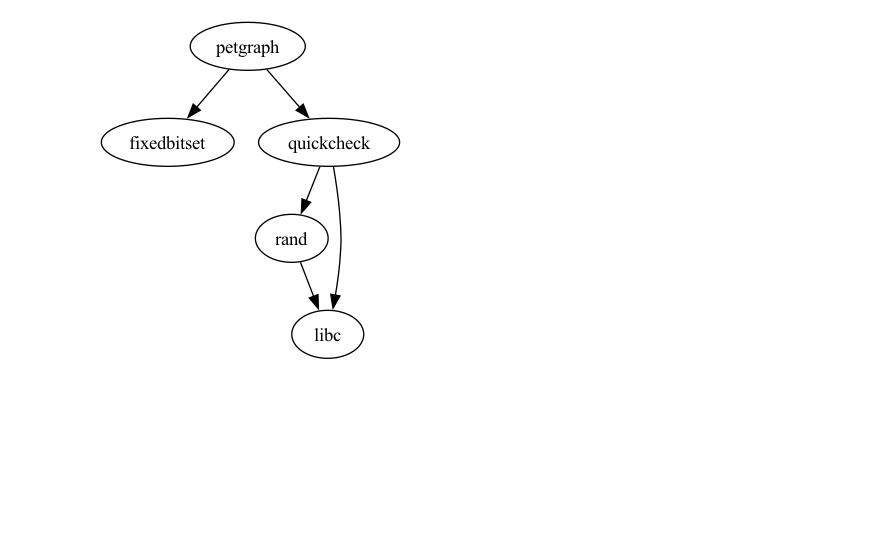
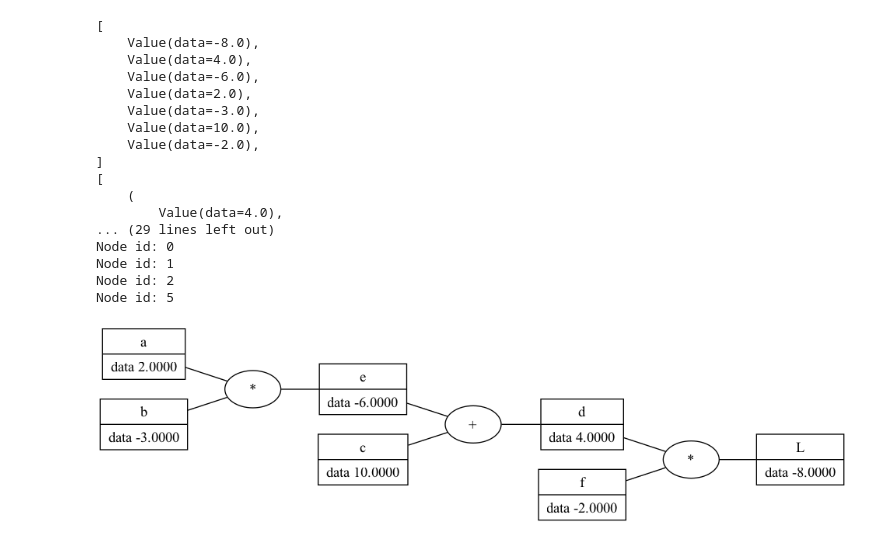
Before and after one commit to mihaimaganu17/oxgrad, a Jupyter notebook: notebooks/oxgrad.ipynb, the cells around one changed output. Saved outputs shown, nothing was run; the diff lists cells and outputs as text; code cells hidden in the pictures; blank space fills up the shorter version.

Commit message:
We have graphviz with evcxr

```diff
--- a/notebooks/oxgrad.ipynb
+++ b/notebooks/oxgrad.ipynb
@@ -79,9 +74,16 @@ use oxgrad::Value;
 # %%
-let a: Value<f64> = Value::new(2.0);
-let b: Value<f64> = Value::new(-3.0);
-let c: Value<f64> = Value::new(10.0);
-let d: Value<f64> = a*b+c;
-println!("{:?}", d);
+:dep oxgrad = { version = "0.1.0", path = "../../oxgrad"}
+use oxgrad::Value;
+let a: Value<f64> = Value::new(2.0, "a");
+let b: Value<f64> = Value::new(-3.0, "b");
+let c: Value<f64> = Value::new(10.0, "c");
+let mut e: Value<f64> = a*b;
+e.label = "e".to_string();
+let mut d: Value<f64> = e+c;
+d.label = "d".to_string();
+let f: Value<f64> = Value::new(-2.0, "f");
+let mut L: Value<f64> = d*f;
+L.label = "L".to_string();
 # %%
 let mut g = graph!(id!("id");
     node!("nod"),
@@ -109,4 +102,0 @@ deps.extend_with_edges(&[
-# %%
-draw_graph(&deps);
-# %% [output]
-[figure, removed]
@@ -112,0 +166,21 @@ draw_graph(&deps);
+# %%
+draw_dot_local(&L);
+# %% [output]
+[
+    Value(data=-8.0),
+    Value(data=4.0),
+    Value(data=-6.0),
+    Value(data=2.0),
+    Value(data=-3.0),
+    Value(data=10.0),
+    Value(data=-2.0),
+]
+[
+    (
+        Value(data=4.0),
+... (29 lines left out)
+Node id: 0
+Node id: 1
+Node id: 2
+Node id: 5
+[figure, added]
```
Also changed, not shown: parts of 8 cells of this notebook, 2 other files.
